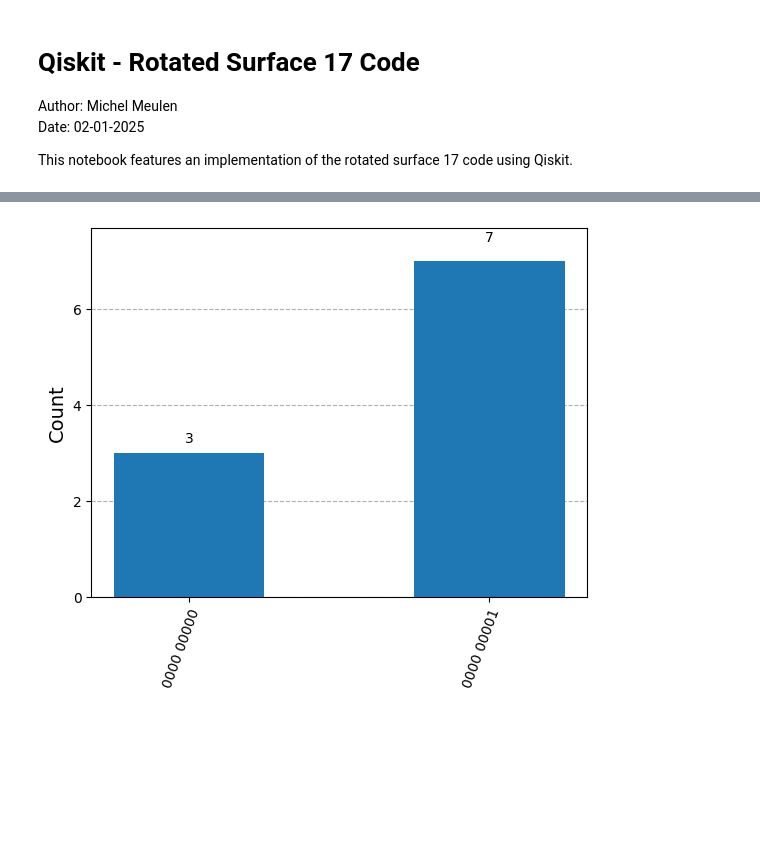
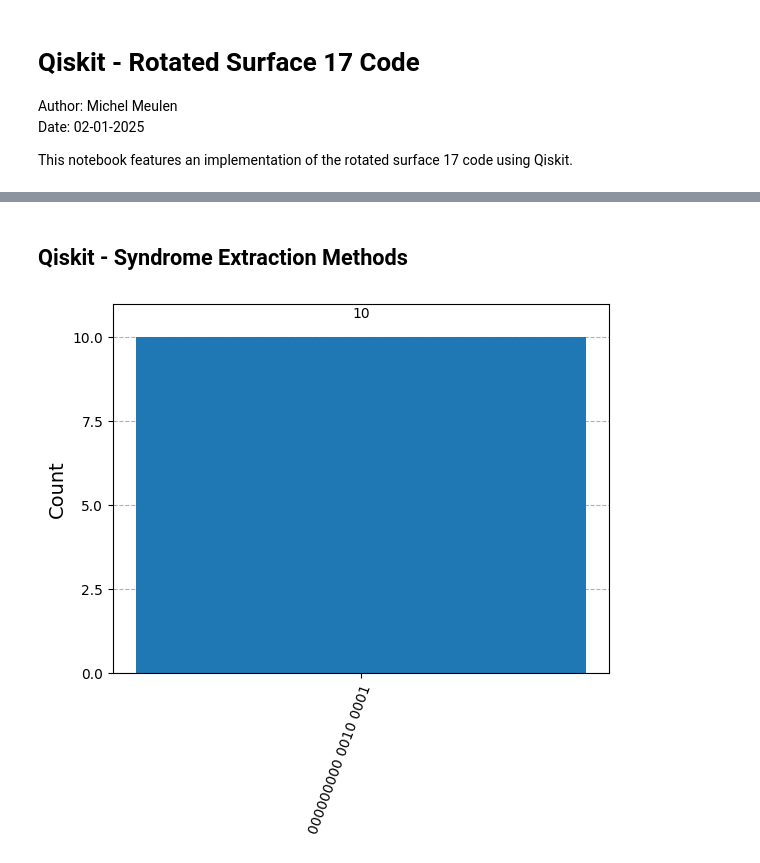
Before and after one commit to Mitch36/QuantumSim-QEC, a Jupyter notebook: QiskitSurfaceCodes.ipynb, the cells around one changed output, grey strips where cells are left out. Saved outputs shown, nothing was run; the diff lists cells and outputs as text; code cells hidden in the pictures; blank space fills up the shorter version.

```diff
--- a/QiskitSurfaceCodes.ipynb
+++ b/QiskitSurfaceCodes.ipynb
@@ -8,22 +37,32 @@ This notebook features an implementation of the rotated surface 17 code using Qi
+# %% [markdown]
+Qiskit - Syndrome Extraction Methods
+------------------------------------
 # %%
+from qiskit import QuantumCircuit
 from qiskit.providers.basic_provider import BasicSimulator
 from qiskit.visualization import plot_histogram
 
 from SurfaceCodeQiskit import SurfaceCode
+
+D1, D2, D3, D4, D5, D6, D7, D8, D9 = 0, 1, 2, 3, 4, 5, 6, 7, 8
 
 # https://errorcorrectionzoo.org/c/surface-17#citation-3
 # https://arxiv.org/pdf/2303.17211
 # http://arxiv.org/pdf/1612.08208
 
 code = SurfaceCode()
 
 code.add_encoder_circuit()
+
+code.create_bit_flip(D1)
+code.create_phase_flip(D1)
+
 code.add_stabilizer_x_syndrome_extraction()
 code.add_stabilizer_z_syndrome_extraction()
 
 backend = BasicSimulator()
 result = backend.run(code.qc, shots=10).result()
 counts = result.get_counts()
 plot_histogram(counts)
 # %% [output]
-[figure, old version]
+[figure, new version]
```
Also changed, not shown: parts of 3 cells of this notebook, 3 other files.
